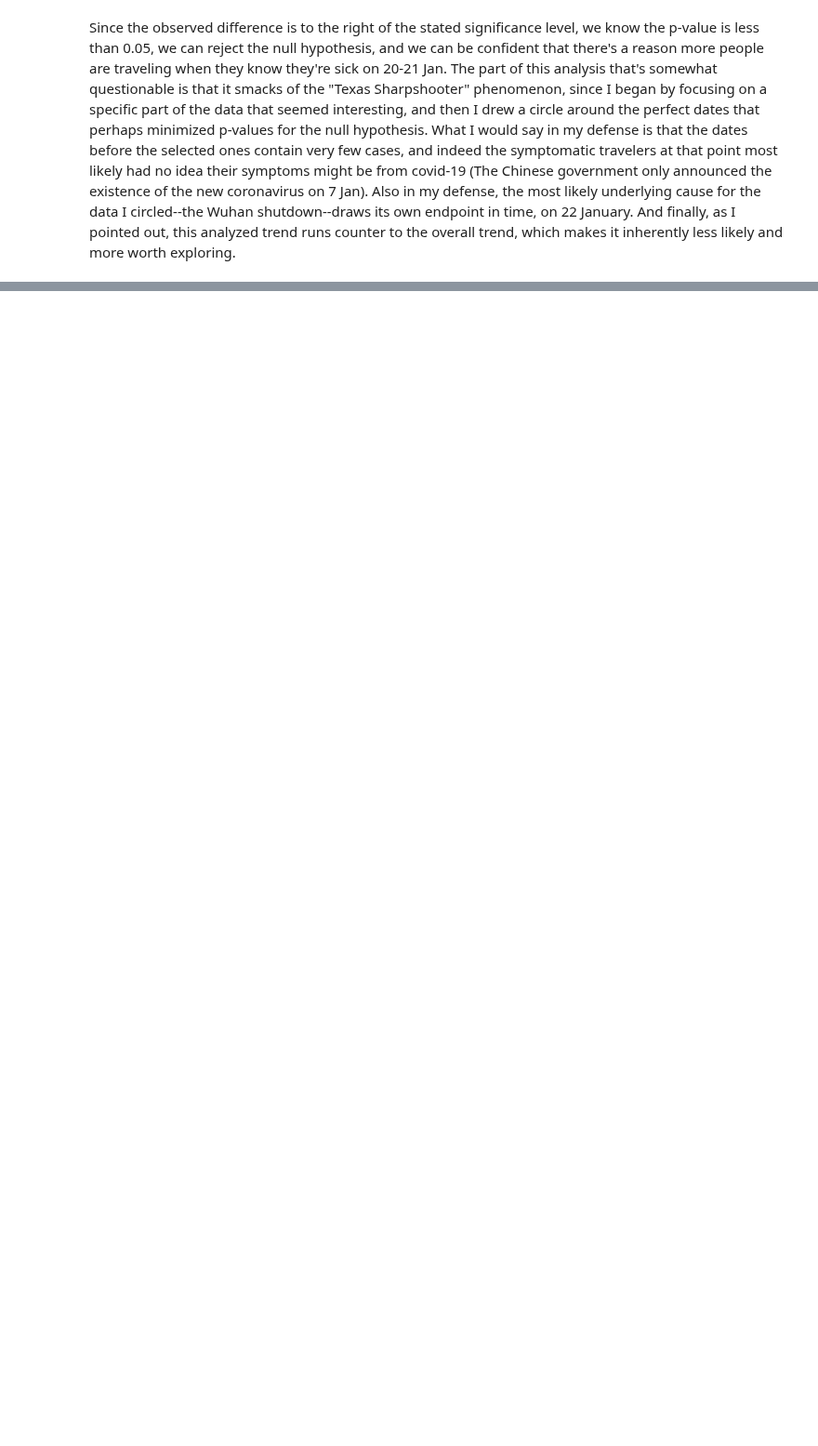
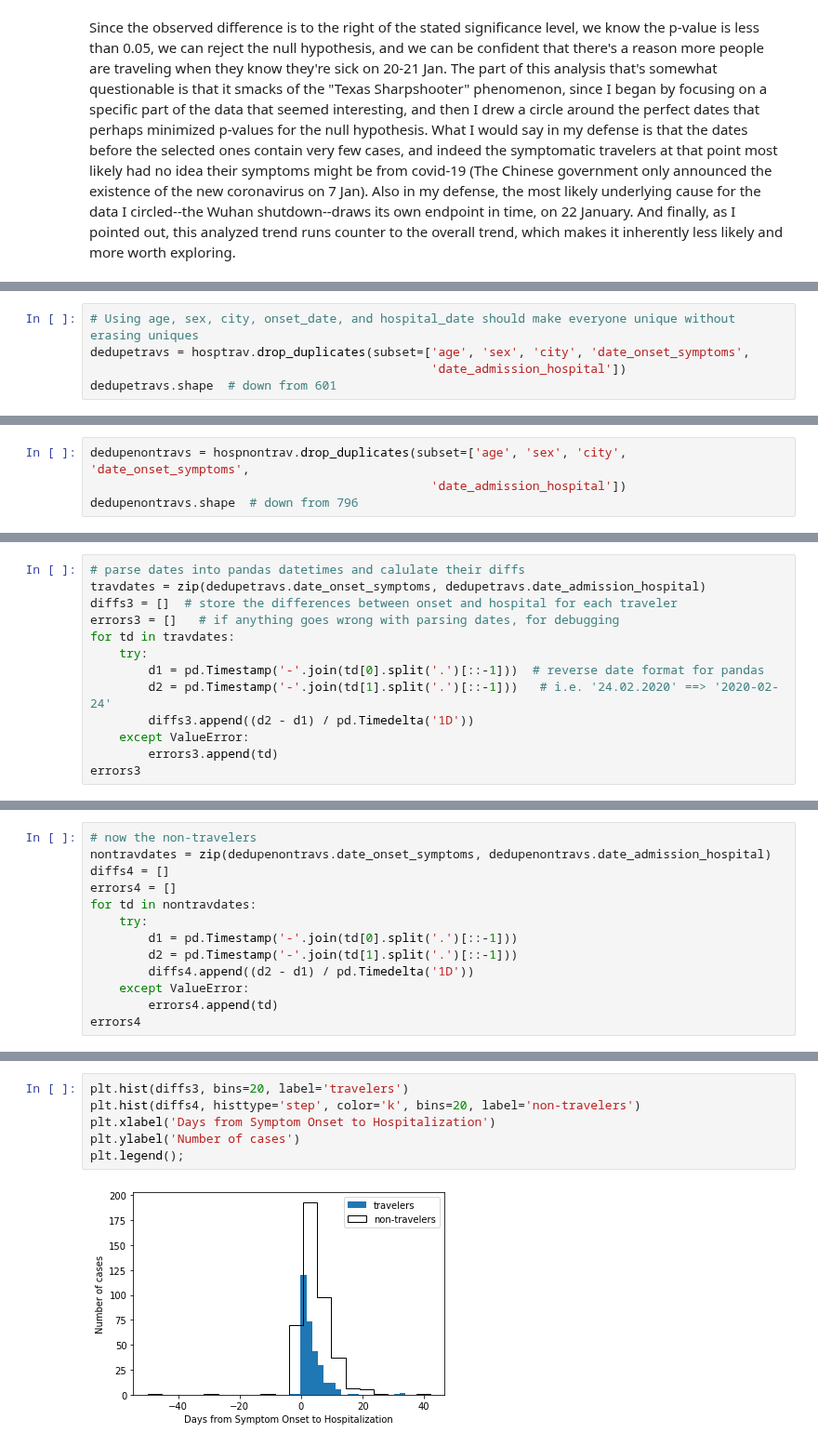
Before and after one commit to ebhtra/springboard, a Jupyter notebook: capstone_2/EDA_cap2.ipynb, the cells around one changed output, grey strips where cells are left out. Shown at 93% size. Cells and saved outputs as stored; diff of their text form; blank space fills up the shorter version.

Commit message:
add third part about travelers vs non-travelers

```diff
--- a/capstone_2/EDA_cap2.ipynb
+++ b/capstone_2/EDA_cap2.ipynb
@@ -221,0 +326,5 @@ Since the observed difference is to the right of the stated significance level,
+# %%
+# Using age, sex, city, onset_date, and hospital_date should make everyone unique without erasing uniques
+dedupetravs = hosptrav.drop_duplicates(subset=['age', 'sex', 'city', 'date_onset_symptoms',
+                                               'date_admission_hospital'])
+dedupetravs.shape  # down from 601
@@ -221,0 +333,4 @@ Since the observed difference is to the right of the stated significance level,
+# %%
+dedupenontravs = hospnontrav.drop_duplicates(subset=['age', 'sex', 'city', 'date_onset_symptoms',
+                                               'date_admission_hospital'])
+dedupenontravs.shape  # down from 796
@@ -221,0 +339,13 @@ Since the observed difference is to the right of the stated significance level,
+# %%
+# parse dates into pandas datetimes and calulate their diffs
+travdates = zip(dedupetravs.date_onset_symptoms, dedupetravs.date_admission_hospital)
+diffs3 = []  # store the differences between onset and hospital for each traveler
+errors3 = []   # if anything goes wrong with parsing dates, for debugging
+for td in travdates:
+    try:
+        d1 = pd.Timestamp('-'.join(td[0].split('.')[::-1]))  # reverse date format for pandas
+        d2 = pd.Timestamp('-'.join(td[1].split('.')[::-1]))   # i.e. '24.02.2020' ==> '2020-02-24'
+        diffs3.append((d2 - d1) / pd.Timedelta('1D'))
+    except ValueError:
+        errors3.append(td)
+errors3
@@ -221,0 +354,13 @@ Since the observed difference is to the right of the stated significance level,
+# %%
+# now the non-travelers
+nontravdates = zip(dedupenontravs.date_onset_symptoms, dedupenontravs.date_admission_hospital)
+diffs4 = []
+errors4 = []
+for td in nontravdates:
+    try:
+        d1 = pd.Timestamp('-'.join(td[0].split('.')[::-1]))
+        d2 = pd.Timestamp('-'.join(td[1].split('.')[::-1]))
+        diffs4.append((d2 - d1) / pd.Timedelta('1D'))
+    except ValueError:
+        errors4.append(td)
+errors4
@@ -221,0 +374,8 @@ Since the observed difference is to the right of the stated significance level,
+# %%
+plt.hist(diffs3, bins=20, label='travelers')
+plt.hist(diffs4, histtype='step', color='k', bins=20, label='non-travelers')
+plt.xlabel('Days from Symptom Onset to Hospitalization')
+plt.ylabel('Number of cases')
+plt.legend();
+# %% [output]
+[figure, added]
```
Also changed, not shown: parts of 48 cells of this notebook.
